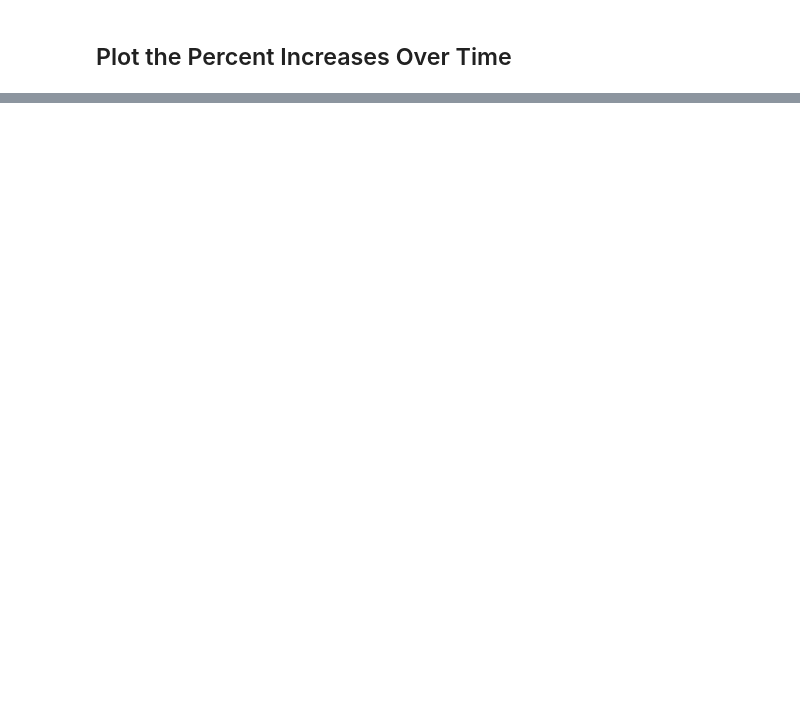
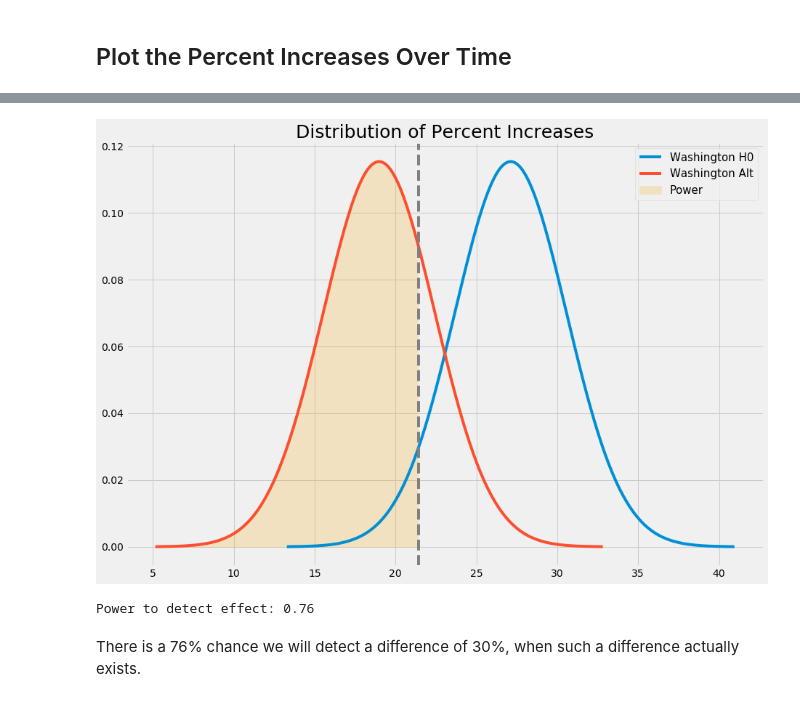
Before and after one commit to tylerjwoods/covid-19, a Jupyter notebook: COVID-19-USA-Percent-Change.ipynb, the cells around one changed output, grey strips where cells are left out. Cells and saved outputs as stored; diff of their text form; code cells hidden in the pictures; blank space fills up the shorter version.

```diff
--- a/COVID-19-USA-Percent-Change.ipynb
+++ b/COVID-19-USA-Percent-Change.ipynb
@@ -199,0 +428,27 @@ generate_labels(ax)
+# %%
+def plot_power_reigons(ax1, distribution_0, distribution_a, mean, std_error):
+    t = np.linspace(mean - 4*std_error, mean + 4*std_error, num=250)
+
+    critical_value_left = distribution_0.ppf(.05)
+
+    ax.axvline(critical_value_left, color="grey", linestyle="--")
+    #ax.axvline(critical_value_right, color="grey", linestyle="--")
+
+    #tpos = t[t >= critical_value_right]
+    #ax.fill_between(tpos, 0, ha_dist.pdf(tpos),
+                    #color=color_cycle[1], alpha=0.2, label=r"$\alpha$")
+
+    tneg = t[t <= critical_value_left]
+    ax.fill_between(tneg, 0, distribution_a.pdf(tneg),
+                    color='orange', alpha=0.2, label="Power")
+# %%
+fig, ax = plt.subplots(figsize=(14,10))
+plot_distribution(ax, washington_pre_dist, wash_ave_pre,
+                  wash_std_error_pre, 'Washington H0')
+plot_distribution(ax, washington_alt, wash_ave_pre*0.7,
+                  wash_std_error_pre, 'Washington Alt')
+plot_power_reigons(ax, washington_pre_dist, washington_alt,
+                   wash_ave_pre*0.7, wash_std_error_pre)
+generate_labels_dist(ax)
+# %% [output]
+[figure, added]
@@ -199,0 +483,6 @@ generate_labels(ax)
+# %%
+print("Power to detect effect: {:2.2f}".format(wash_power))
+# %% [output]
+Power to detect effect: 0.76
+# %% [markdown]
+There is a 76% chance we will detect a difference of 30%, when such a difference actually exists.
```
Also changed, not shown: parts of 63 cells of this notebook.
